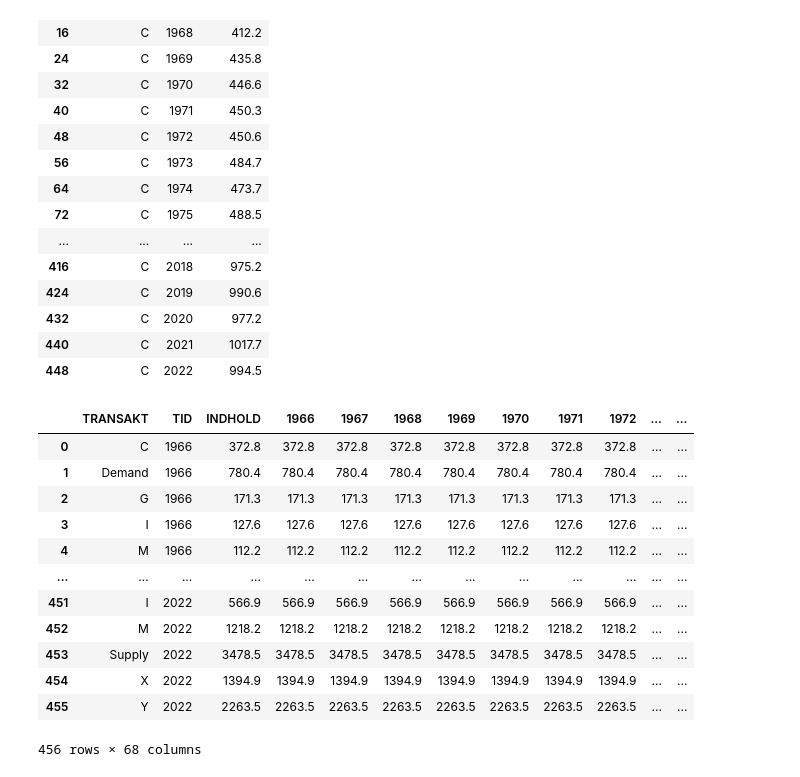
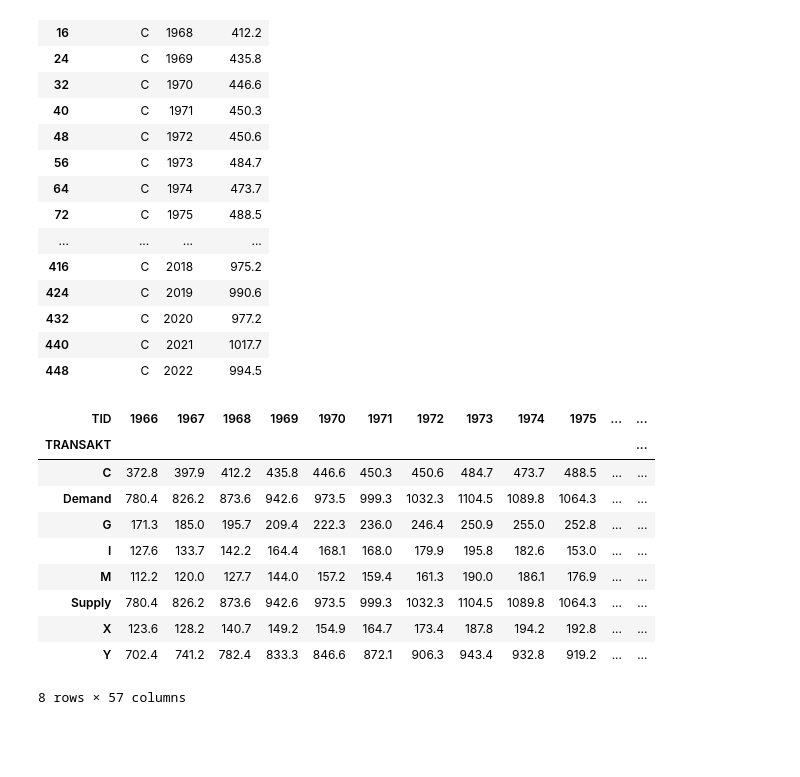
Before and after one commit to NumEconCopenhagen/projects-2023-tgr401, a Jupyter notebook: dataproject/Final_dataproject.ipynb, the cells around one changed output. Drawn from its saved outputs; the diff is of its cells as text; code cells hidden in the pictures; blank space fills up the shorter version.

```diff
--- a/dataproject/Final_dataproject.ipynb
+++ b/dataproject/Final_dataproject.ipynb
@@ -156,21 +158,24 @@ dkbal.loc[dkbal['TRANSAKT']=='C']
 | 432 | C | 2020 | 977.2 |
 | 440 | C | 2021 | 1017.7 |
 | 448 | C | 2022 | 994.5 |
-# %%
-for variable in dkbal['TID']:
-    dkbal[variable]=dkbal['INDHOLD']
-dkbal
-# %% [output]
-|  | TRANSAKT | TID | INDHOLD | 1966 | 1967 | 1968 | 1969 | 1970 | 1971 | 1972 | ... | ... |
-| 0 | C | 1966 | 372.8 | 372.8 | 372.8 | 372.8 | 372.8 | 372.8 | 372.8 | 372.8 | ... | ... |
-| 1 | Demand | 1966 | 780.4 | 780.4 | 780.4 | 780.4 | 780.4 | 780.4 | 780.4 | 780.4 | ... | ... |
-| 2 | G | 1966 | 171.3 | 171.3 | 171.3 | 171.3 | 171.3 | 171.3 | 171.3 | 171.3 | ... | ... |
-| 3 | I | 1966 | 127.6 | 127.6 | 127.6 | 127.6 | 127.6 | 127.6 | 127.6 | 127.6 | ... | ... |
-| 4 | M | 1966 | 112.2 | 112.2 | 112.2 | 112.2 | 112.2 | 112.2 | 112.2 | 112.2 | ... | ... |
-| ... | ... | ... | ... | ... | ... | ... | ... | ... | ... | ... | ... | ... |
-| 451 | I | 2022 | 566.9 | 566.9 | 566.9 | 566.9 | 566.9 | 566.9 | 566.9 | 566.9 | ... | ... |
-| 452 | M | 2022 | 1218.2 | 1218.2 | 1218.2 | 1218.2 | 1218.2 | 1218.2 | 1218.2 | 1218.2 | ... | ... |
-| 453 | Supply | 2022 | 3478.5 | 3478.5 | 3478.5 | 3478.5 | 3478.5 | 3478.5 | 3478.5 | 3478.5 | ... | ... |
-| 454 | X | 2022 | 1394.9 | 1394.9 | 1394.9 | 1394.9 | 1394.9 | 1394.9 | 1394.9 | 1394.9 | ... | ... |
-| 455 | Y | 2022 | 2263.5 | 2263.5 | 2263.5 | 2263.5 | 2263.5 | 2263.5 | 2263.5 | 2263.5 | ... | ... |
-456 rows × 68 columns
+# %%
+# Group the data by "TRANSAKT" and "TID", and sum the values
+grouped = nan1_api.groupby(['TRANSAKT', 'TID'])['INDHOLD'].sum()
+
+# Unstack the "TID" column to create a dataframe with years as columns
+df = grouped.unstack(level=-1)
+
+# Print the resulting dataframe
+df
+# %% [output]
+| TID | 1966 | 1967 | 1968 | 1969 | 1970 | 1971 | 1972 | 1973 | 1974 | 1975 | ... | ... |
+| TRANSAKT |  |  |  |  |  |  |  |  |  |  |  | ... |
+| C | 372.8 | 397.9 | 412.2 | 435.8 | 446.6 | 450.3 | 450.6 | 484.7 | 473.7 | 488.5 | ... | ... |
+| Demand | 780.4 | 826.2 | 873.6 | 942.6 | 973.5 | 999.3 | 1032.3 | 1104.5 | 1089.8 | 1064.3 | ... | ... |
+| G | 171.3 | 185.0 | 195.7 | 209.4 | 222.3 | 236.0 | 246.4 | 250.9 | 255.0 | 252.8 | ... | ... |
+| I | 127.6 | 133.7 | 142.2 | 164.4 | 168.1 | 168.0 | 179.9 | 195.8 | 182.6 | 153.0 | ... | ... |
+| M | 112.2 | 120.0 | 127.7 | 144.0 | 157.2 | 159.4 | 161.3 | 190.0 | 186.1 | 176.9 | ... | ... |
+| Supply | 780.4 | 826.2 | 873.6 | 942.6 | 973.5 | 999.3 | 1032.3 | 1104.5 | 1089.8 | 1064.3 | ... | ... |
+| X | 123.6 | 128.2 | 140.7 | 149.2 | 154.9 | 164.7 | 173.4 | 187.8 | 194.2 | 192.8 | ... | ... |
+| Y | 702.4 | 741.2 | 782.4 | 833.3 | 846.6 | 872.1 | 906.3 | 943.4 | 932.8 | 919.2 | ... | ... |
+8 rows × 57 columns
```
Also changed, not shown: parts of 2 cells of this notebook.
